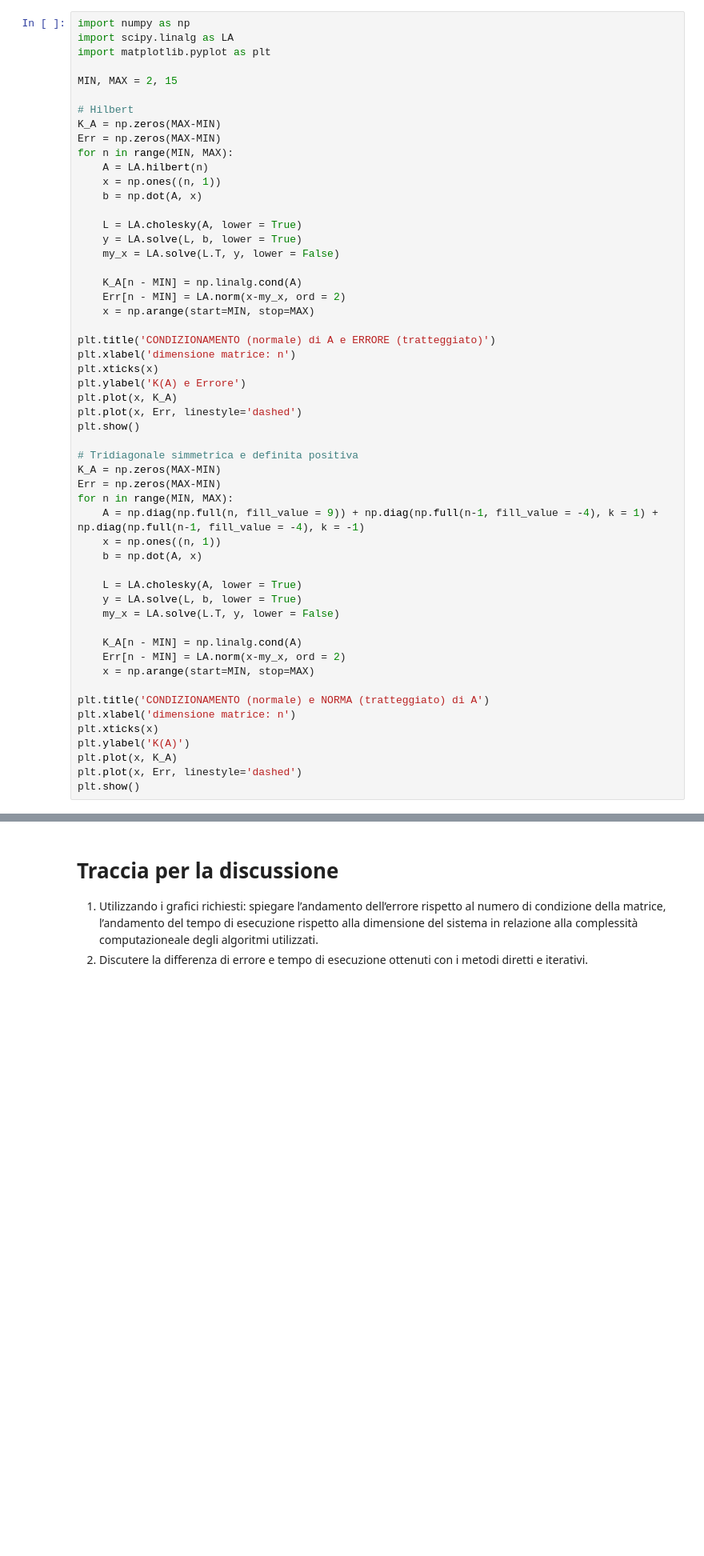
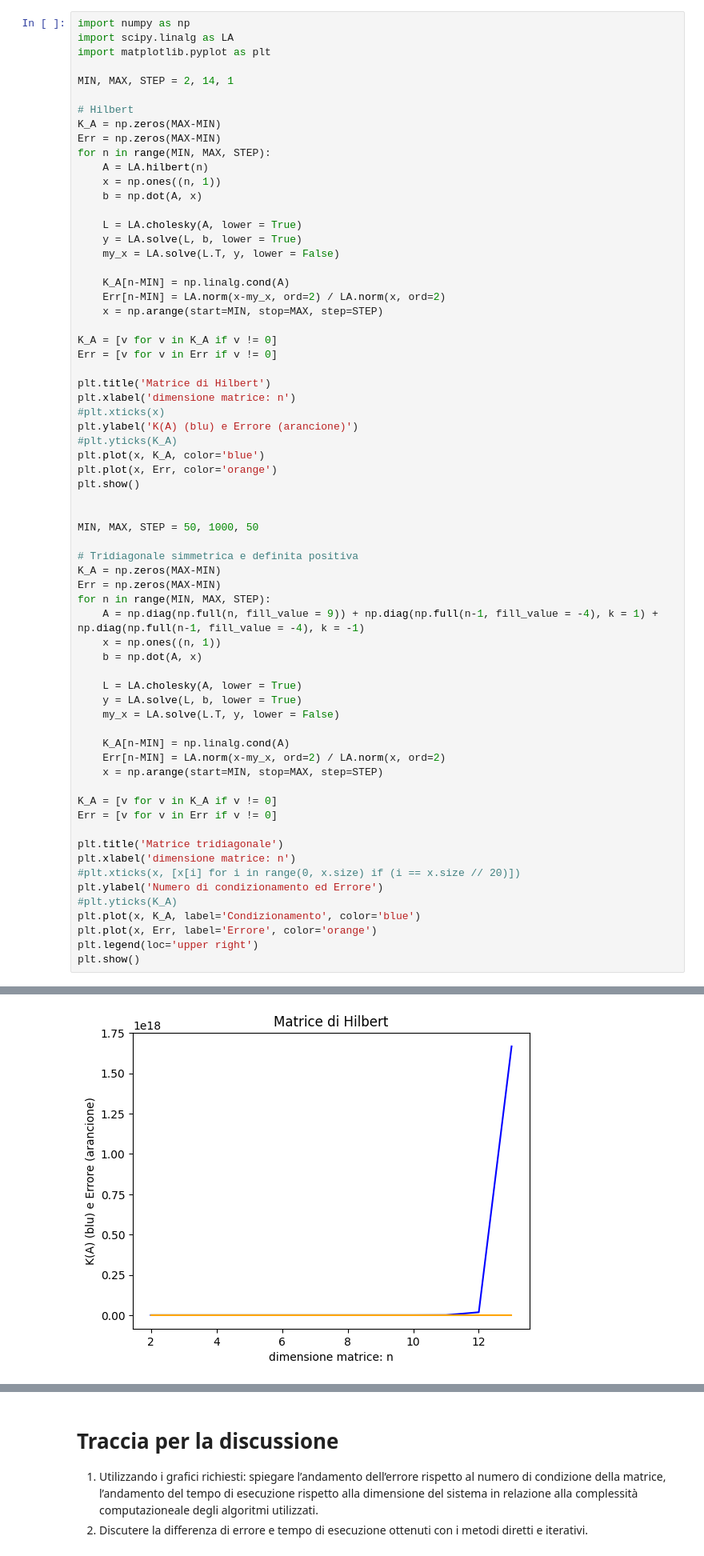
Before and after one commit to konova8/calcolonumerico-02023, a Jupyter notebook: LAB/Lab2_CN.ipynb, the cells around one changed output, grey strips where cells are left out. Shown at 80% size. Cells and saved outputs as stored; diff of their text form; blank space fills up the shorter version.

```diff
--- a/LAB/Lab2_CN.ipynb
+++ b/LAB/Lab2_CN.ipynb
@@ -61,12 +64,12 @@ import numpy as np
 import scipy.linalg as LA
 import matplotlib.pyplot as plt
 
-MIN, MAX = 2, 15
+MIN, MAX, STEP = 2, 14, 1
 
 # Hilbert
 K_A = np.zeros(MAX-MIN)
 Err = np.zeros(MAX-MIN)
-for n in range(MIN, MAX):
+for n in range(MIN, MAX, STEP):
     A = LA.hilbert(n)
     x = np.ones((n, 1))
     b = np.dot(A, x)
@@ -75,22 +78,29 @@ for n in range(MIN, MAX):
     y = LA.solve(L, b, lower = True)
     my_x = LA.solve(L.T, y, lower = False)
 
-    K_A[n - MIN] = np.linalg.cond(A)
-    Err[n - MIN] = LA.norm(x-my_x, ord = 2)
-    x = np.arange(start=MIN, stop=MAX)
+    K_A[n-MIN] = np.linalg.cond(A)
+    Err[n-MIN] = LA.norm(x-my_x, ord=2) / LA.norm(x, ord=2)
+    x = np.arange(start=MIN, stop=MAX, step=STEP)
 
-plt.title('CONDIZIONAMENTO (normale) di A e ERRORE (tratteggiato)')
+K_A = [v for v in K_A if v != 0]
+Err = [v for v in Err if v != 0]
+
+plt.title('Matrice di Hilbert')
 plt.xlabel('dimensione matrice: n')
-plt.xticks(x)
-plt.ylabel('K(A) e Errore')
-plt.plot(x, K_A)
-plt.plot(x, Err, linestyle='dashed')
+#plt.xticks(x)
+plt.ylabel('K(A) (blu) e Errore (arancione)')
+#plt.yticks(K_A)
+plt.plot(x, K_A, color='blue')
+plt.plot(x, Err, color='orange')
 plt.show()
+
+
+MIN, MAX, STEP = 50, 1000, 50
 
 # Tridiagonale simmetrica e definita positiva
 K_A = np.zeros(MAX-MIN)
 Err = np.zeros(MAX-MIN)
-for n in range(MIN, MAX):
+for n in range(MIN, MAX, STEP):
     A = np.diag(np.full(n, fill_value = 9)) + np.diag(np.full(n-1, fill_value = -4), k = 1) + np.diag(np.full(n-1, fill_value = -4), k = -1)
     x = np.ones((n, 1))
     b = np.dot(A, x)
@@ -99,15 +109,20 @@ for n in range(MIN, MAX):
     y = LA.solve(L, b, lower = True)
     my_x = LA.solve(L.T, y, lower = False)
 
-    K_A[n - MIN] = np.linalg.cond(A)
-    Err[n - MIN] = LA.norm(x-my_x, ord = 2)
-    x = np.arange(start=MIN, stop=MAX)
+    K_A[n-MIN] = np.linalg.cond(A)
+    Err[n-MIN] = LA.norm(x-my_x, ord=2) / LA.norm(x, ord=2)
+    x = np.arange(start=MIN, stop=MAX, step=STEP)
 
-plt.title('CONDIZIONAMENTO (normale) e NORMA (tratteggiato) di A')
+K_A = [v for v in K_A if v != 0]
+Err = [v for v in Err if v != 0]
+
+plt.title('Matrice tridiagonale')
 plt.xlabel('dimensione matrice: n')
-plt.xticks(x)
-plt.ylabel('K(A)')
-plt.plot(x, K_A)
-plt.plot(x, Err, linestyle='dashed')
+#plt.xticks(x, [x[i] for i in range(0, x.size) if (i == x.size // 20)])
+plt.ylabel('Numero di condizionamento ed Errore')
+#plt.yticks(K_A)
+plt.plot(x, K_A, label='Condizionamento', color='blue')
+plt.plot(x, Err, label='Errore', color='orange')
+plt.legend(loc='upper right')
 plt.show()
 # %% [output]
@@ -114,0 +129 @@ LinAlgError: 14-th leading minor of the array is not positive definite
+[figure, added]
```
Also changed, not shown: parts of 6 cells of this notebook, 3 other files.
